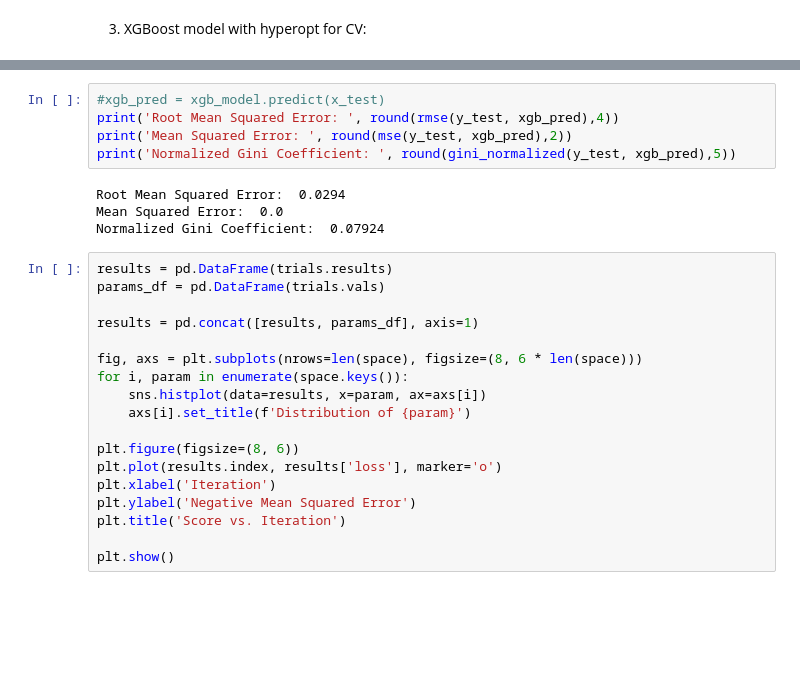
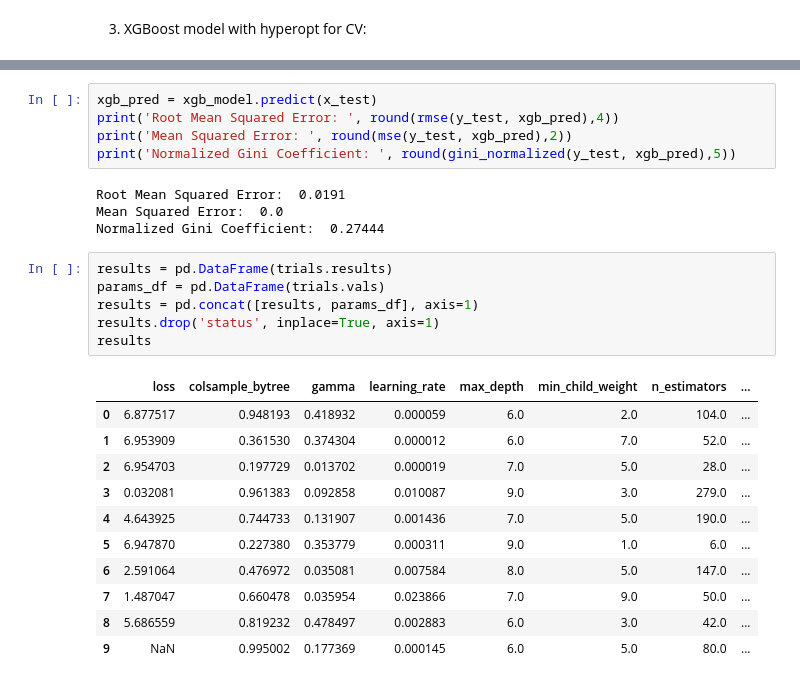
Before and after one commit to AnoopCA/Vehicle_Insurance_Claims_Prediction, a Jupyter notebook: Claims_Prediction.ipynb, the cells around one changed output, grey strips where cells are left out. Drawn from its saved outputs; the diff is of its cells as text; blank space fills up the shorter version.

```diff
--- a/Claims_Prediction.ipynb
+++ b/Claims_Prediction.ipynb
@@ -557,27 +570,27 @@ Best hyperparameters:
 # %%
-#xgb_pred = xgb_model.predict(x_test)
+xgb_pred = xgb_model.predict(x_test)
 print('Root Mean Squared Error: ', round(rmse(y_test, xgb_pred),4))
 print('Mean Squared Error: ', round(mse(y_test, xgb_pred),2))
 print('Normalized Gini Coefficient: ', round(gini_normalized(y_test, xgb_pred),5))
 # %% [output]
-Root Mean Squared Error:  0.0294
+Root Mean Squared Error:  0.0191
 Mean Squared Error:  0.0
-Normalized Gini Coefficient:  0.07924
+Normalized Gini Coefficient:  0.27444
-# %%
-results = pd.DataFrame(trials.results)
-params_df = pd.DataFrame(trials.vals)
-
-results = pd.concat([results, params_df], axis=1)
-
-fig, axs = plt.subplots(nrows=len(space), figsize=(8, 6 * len(space)))
-for i, param in enumerate(space.keys()):
-    sns.histplot(data=results, x=param, ax=axs[i])
-    axs[i].set_title(f'Distribution of {param}')
-
-plt.figure(figsize=(8, 6))
-plt.plot(results.index, results['loss'], marker='o')
-plt.xlabel('Iteration')
-plt.ylabel('Negative Mean Squared Error')
-plt.title('Score vs. Iteration')
-
-plt.show()
+# %%
+results = pd.DataFrame(trials.results)
+params_df = pd.DataFrame(trials.vals)
+results = pd.concat([results, params_df], axis=1)
+results.drop('status', inplace=True, axis=1)
+results
+# %% [output]
+|  | loss | colsample_bytree | gamma | learning_rate | max_depth | min_child_weight | n_estimators | ... |
+| 0 | 6.877517 | 0.948193 | 0.418932 | 0.000059 | 6.0 | 2.0 | 104.0 | ... |
+| 1 | 6.953909 | 0.361530 | 0.374304 | 0.000012 | 6.0 | 7.0 | 52.0 | ... |
+| 2 | 6.954703 | 0.197729 | 0.013702 | 0.000019 | 7.0 | 5.0 | 28.0 | ... |
+| 3 | 0.032081 | 0.961383 | 0.092858 | 0.010087 | 9.0 | 3.0 | 279.0 | ... |
+| 4 | 4.643925 | 0.744733 | 0.131907 | 0.001436 | 7.0 | 5.0 | 190.0 | ... |
+| 5 | 6.947870 | 0.227380 | 0.353779 | 0.000311 | 9.0 | 1.0 | 6.0 | ... |
+| 6 | 2.591064 | 0.476972 | 0.035081 | 0.007584 | 8.0 | 5.0 | 147.0 | ... |
+| 7 | 1.487047 | 0.660478 | 0.035954 | 0.023866 | 7.0 | 9.0 | 50.0 | ... |
+| 8 | 5.686559 | 0.819232 | 0.478497 | 0.002883 | 6.0 | 3.0 | 42.0 | ... |
+| 9 | NaN | 0.995002 | 0.177369 | 0.000145 | 6.0 | 5.0 | 80.0 | ... |
```
Also changed, not shown: parts of 69 cells of this notebook.
